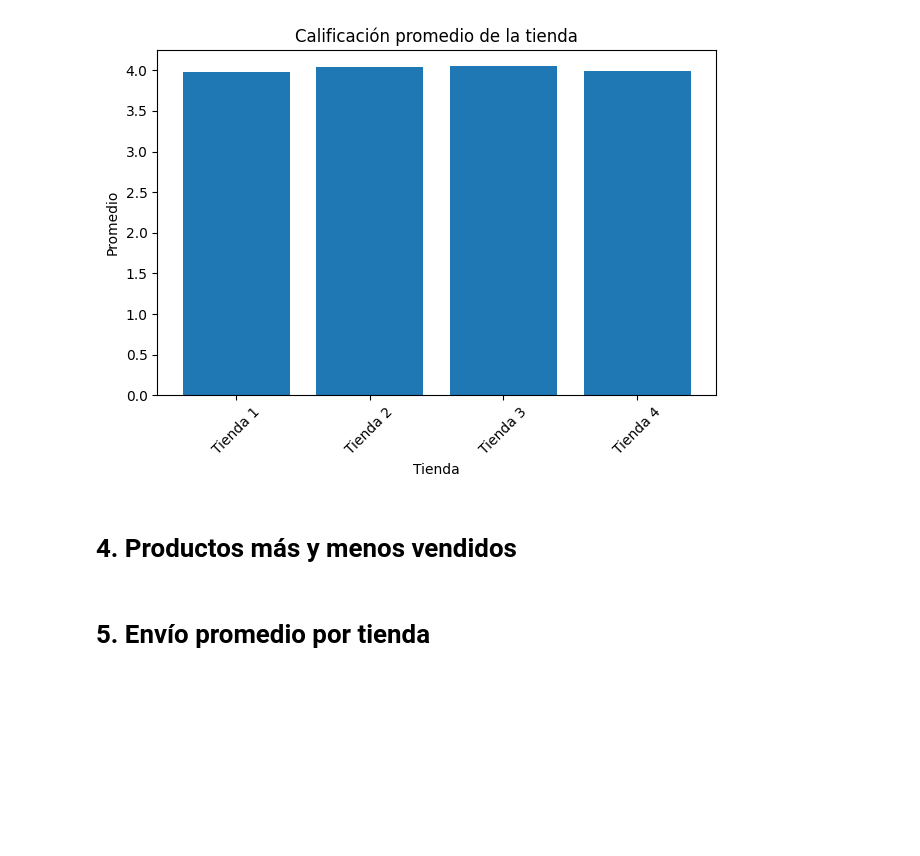
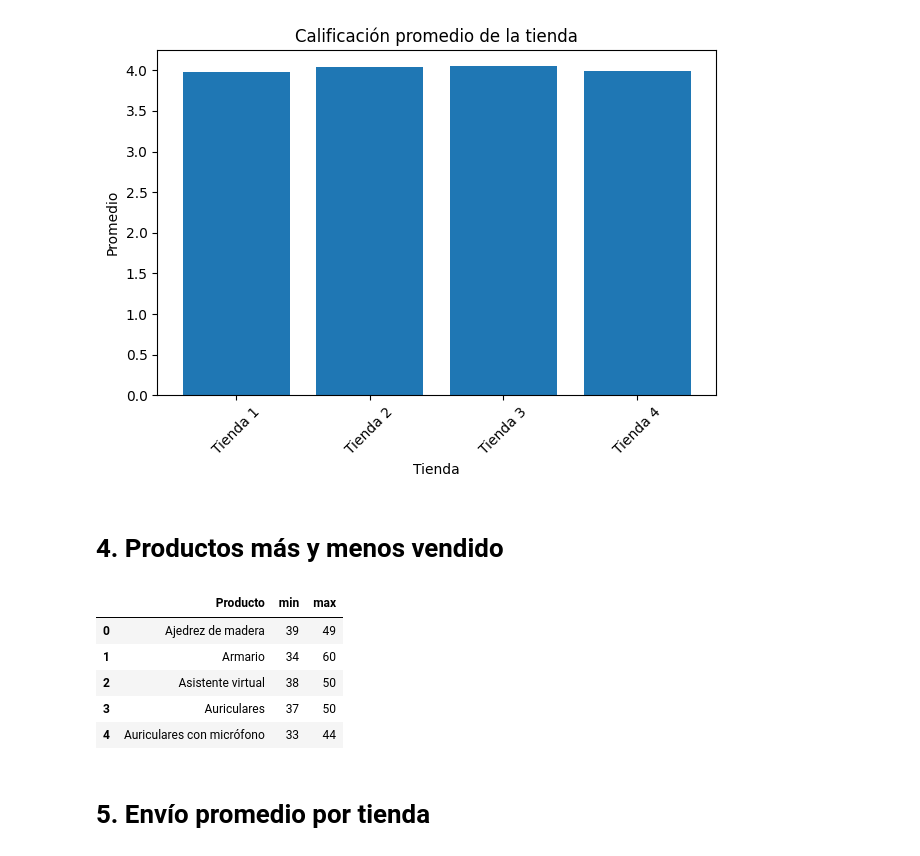
Before and after one commit to Yasna79/Challenge-1-Alura-Stores, a Jupyter notebook: AluraStoreLatam.ipynb, the cells around one changed output. Cells and saved outputs as stored; diff of their text form; code cells hidden in the pictures; blank space fills up the shorter version.

```diff
--- a/AluraStoreLatam.ipynb
+++ b/AluraStoreLatam.ipynb
@@ -110,4 +110,27 @@ plt.show()
 # %% [output]
 [figure]
 # %% [markdown]
-# 4. Productos más y menos vendidos
+# 4. Productos más y menos vendido
+# %%
+producto_menos_mas_vendidos = (
+    all_stores
+    .groupby(['id','Producto'])['Precio']
+    .agg(['count'])
+    .reset_index()
+)
+
+prd_mion_max = (
+    producto_menos_mas_vendidos
+    .groupby('Producto')['count']
+    .agg(['min', 'max'])
+    .reset_index()
+)
+
+prd_mion_max.head()
+# %% [output]
+|  | Producto | min | max |
+| 0 | Ajedrez de madera | 39 | 49 |
+| 1 | Armario | 34 | 60 |
+| 2 | Asistente virtual | 38 | 50 |
+| 3 | Auriculares | 37 | 50 |
+| 4 | Auriculares con micrófono | 33 | 44 |
```
Also changed, not shown: parts of 1 cell of this notebook.
